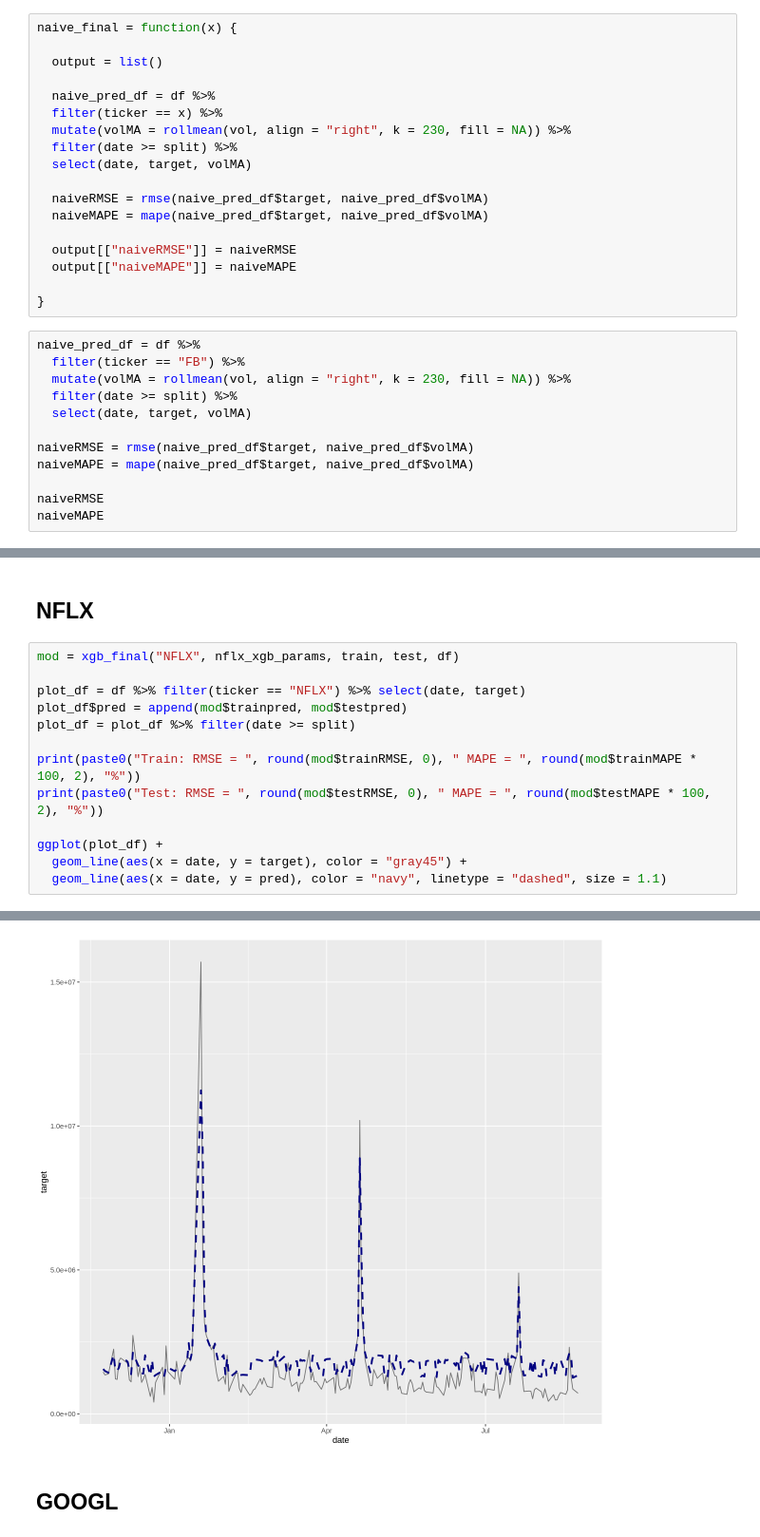
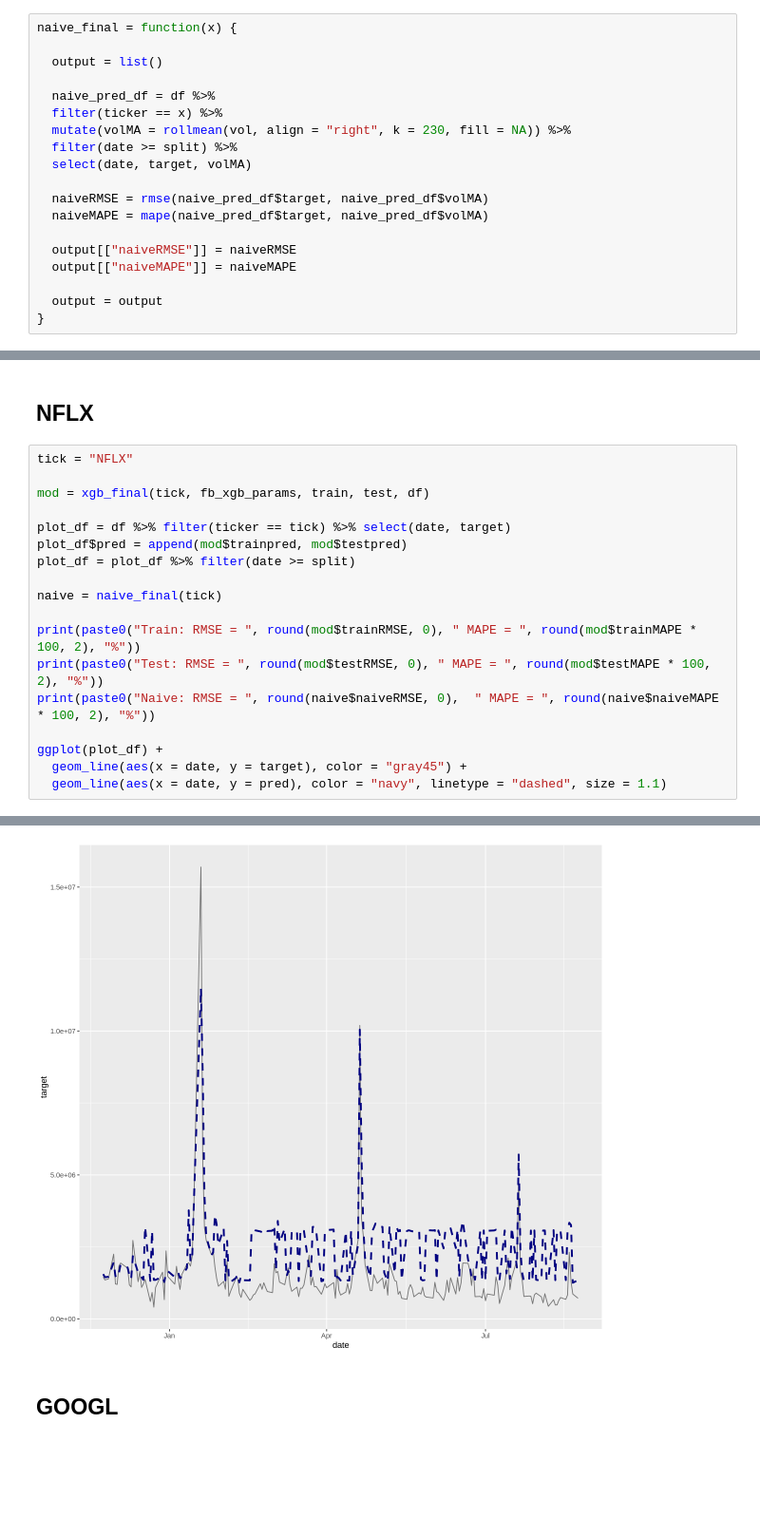
Before and after one commit to limshaocong/analyticsEdge, a Jupyter notebook: FAANG_Volume_Prediction_caa 1Dec21.ipynb, the cells around one changed output, grey strips where cells are left out. Shown at 95% size. Saved outputs shown, nothing was run; the diff lists cells and outputs as text; blank space fills up the shorter version.

```diff
--- a/FAANG_Volume_Prediction_caa 1Dec21.ipynb
+++ b/FAANG_Volume_Prediction_caa 1Dec21.ipynb
@@ -771,16 +771,5 @@ naive_final = function(x) {
   output[["naiveRMSE"]] = naiveRMSE
   output[["naiveMAPE"]] = naiveMAPE
 
+  output = output
 }
-# %%
-naive_pred_df = df %>%
-  filter(ticker == "FB") %>%
-  mutate(volMA = rollmean(vol, align = "right", k = 230, fill = NA)) %>%
-  filter(date >= split) %>%
-  select(date, target, volMA)
-
-naiveRMSE = rmse(naive_pred_df$target, naive_pred_df$volMA)
-naiveMAPE = mape(naive_pred_df$target, naive_pred_df$volMA)
-
-naiveRMSE
-naiveMAPE
@@ -887,14 +887,19 @@ ggplot(plot_df) +
 # %% [markdown]
 ## **NFLX**
 # %%
-mod = xgb_final("NFLX", nflx_xgb_params, train, test, df)
+tick = "NFLX"
 
-plot_df = df %>% filter(ticker == "NFLX") %>% select(date, target)
+mod = xgb_final(tick, fb_xgb_params, train, test, df)
+
+plot_df = df %>% filter(ticker == tick) %>% select(date, target)
 plot_df$pred = append(mod$trainpred, mod$testpred)
 plot_df = plot_df %>% filter(date >= split)
 
+naive = naive_final(tick)
+
 print(paste0("Train: RMSE = ", round(mod$trainRMSE, 0), " MAPE = ", round(mod$trainMAPE * 100, 2), "%"))
 print(paste0("Test: RMSE = ", round(mod$testRMSE, 0), " MAPE = ", round(mod$testMAPE * 100, 2), "%"))
+print(paste0("Naive: RMSE = ", round(naive$naiveRMSE, 0),  " MAPE = ", round(naive$naiveMAPE * 100, 2), "%"))
 
 ggplot(plot_df) +
   geom_line(aes(x = date, y = target), color = "gray45") +
@@ -905,4 +911,4 @@ ggplot(plot_df) +
-[figure, old version]
+[figure, new version]
 # %% [markdown]
 ## **GOOGL**
 # %%
```
Also changed, not shown: parts of 6 cells of this notebook.
